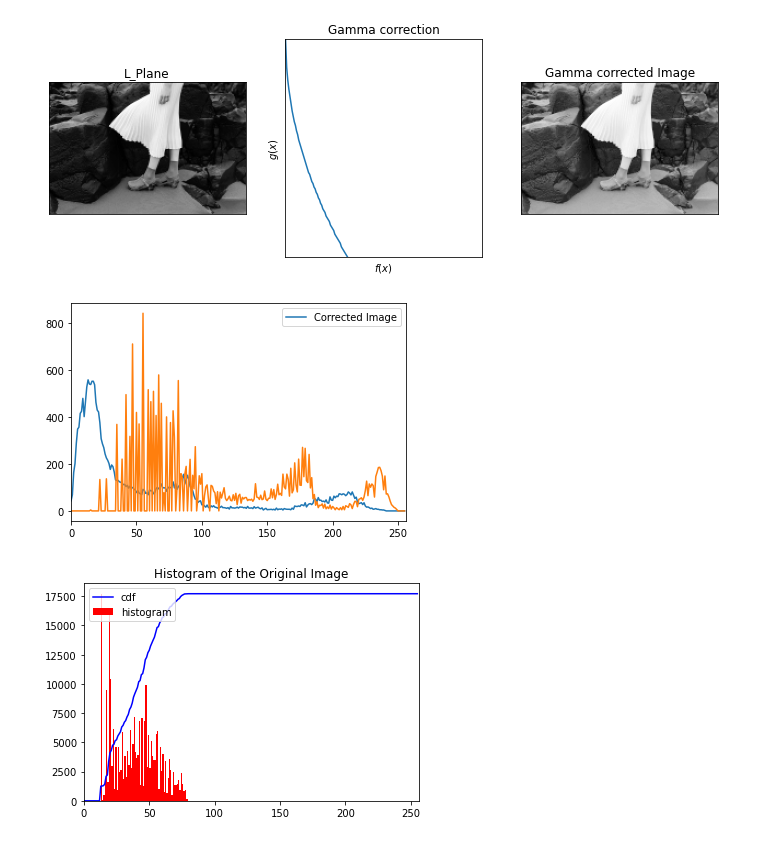
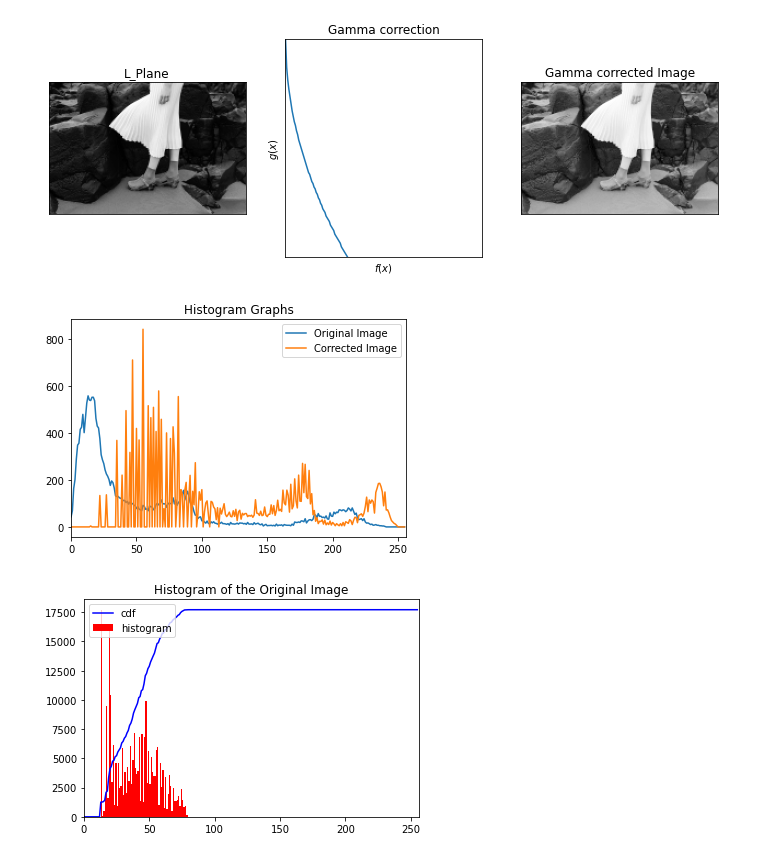
Before and after one commit to luxshan21/Image_Processing_Works_190364C, a Jupyter notebook: Assignments/Assignment_01/Assignment_01_190364C.ipynb, the cells around one changed output. Drawn from its saved outputs; the diff is of its cells as text; code cells hidden in the pictures.

```diff
--- a/Assignments/Assignment_01/Assignment_01_190364C.ipynb
+++ b/Assignments/Assignment_01/Assignment_01_190364C.ipynb
@@ -121,18 +120,16 @@ plt.show()
 # %%
 # Question 3 (b)
 
 hist = cv.calcHist([img_orig], [0], None, [256], [0,256])
 plt.plot(hist)
-#plt.title("Original Image")
-plt.legend(['Original Image'])
 plt.xlim([0,256])
 hist = cv.calcHist([image_transformed], [0], None, [256], [0,256])
 plt.plot(hist)
-#plt.title("Corrected Image")
-plt.legend(['Corrected Image'])
+plt.title("Histogram Graphs")
+plt.legend(["Original Image", "Corrected Image"], loc ="upper right")
 plt.xlim([0,256])
 plt.show()
 # %% [output]
-[figure, old version]
+[figure, new version]
 # %%
 # Question 4
```
Also changed, not shown: parts of 6 cells of this notebook.
